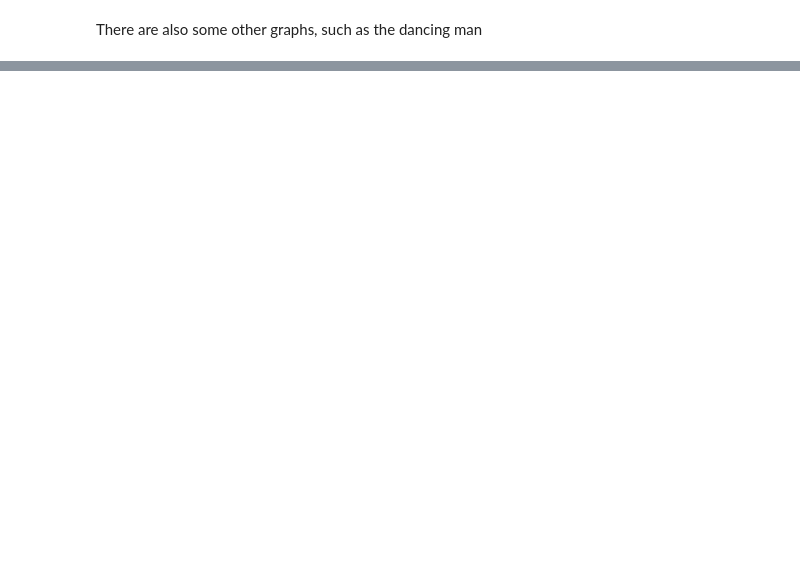
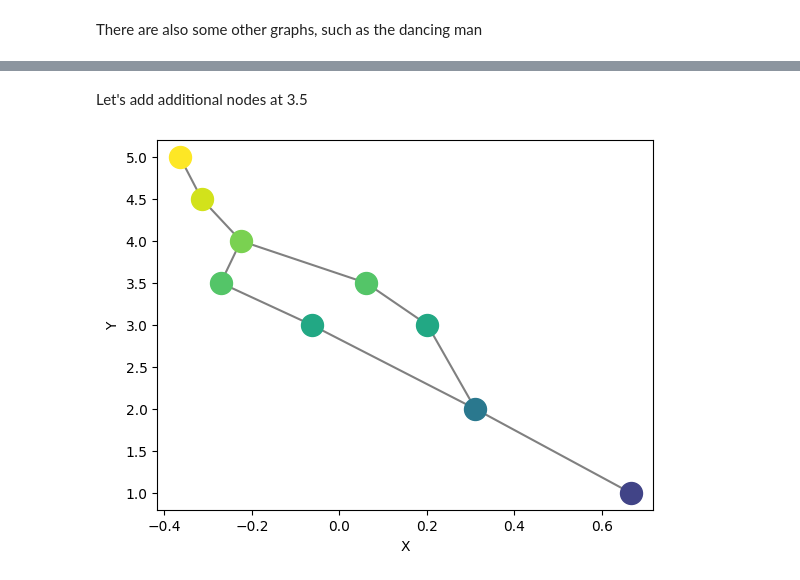
Before and after one commit to MunchLab/ceREEBerus, a Jupyter notebook: notebooks/reeb_plot.ipynb, the cells around one changed output, grey strips where cells are left out. Saved outputs shown, nothing was run; the diff lists cells and outputs as text; code cells hidden in the pictures; blank space fills up the shorter version.

```diff
--- a/notebooks/reeb_plot.ipynb
+++ b/notebooks/reeb_plot.ipynb
@@ -89,0 +104,7 @@ Reeb.plot_reeb(sl0, cp=1)
+# %% [markdown]
+Let's add additional nodes at 3.5
+# %%
+test = degree.add_nodes(test, fx=3.5)
+Reeb.plot_reeb(test)
+# %% [output]
+[figure, added]
```
Also changed, not shown: parts of 19 cells of this notebook, 3 other files.
